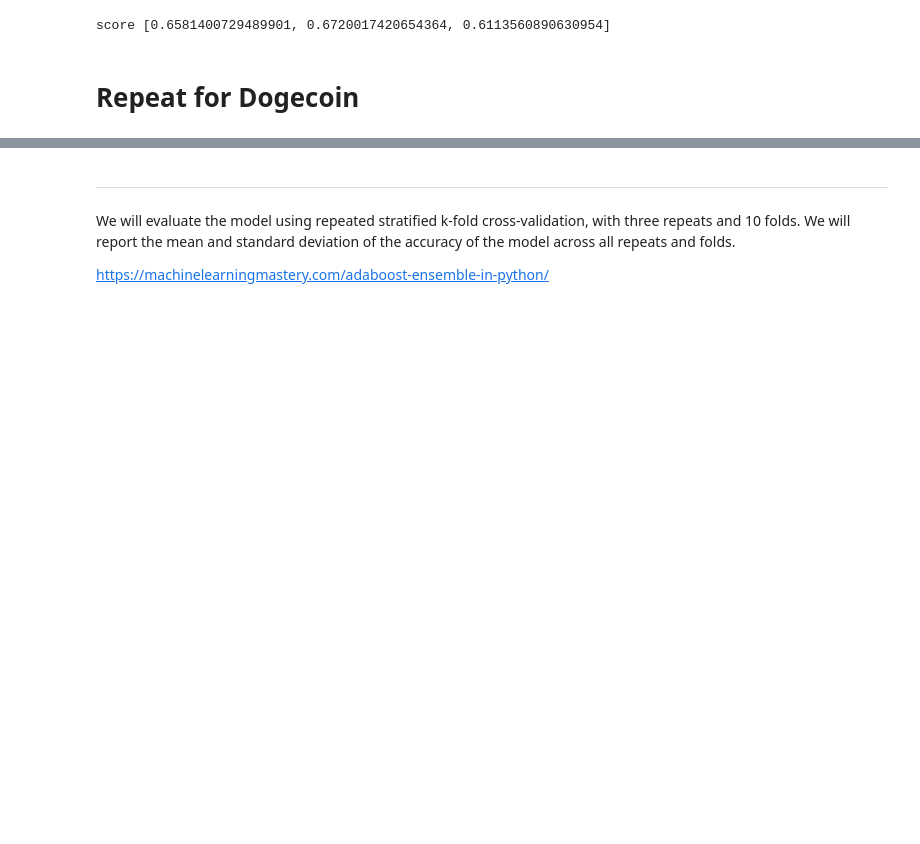
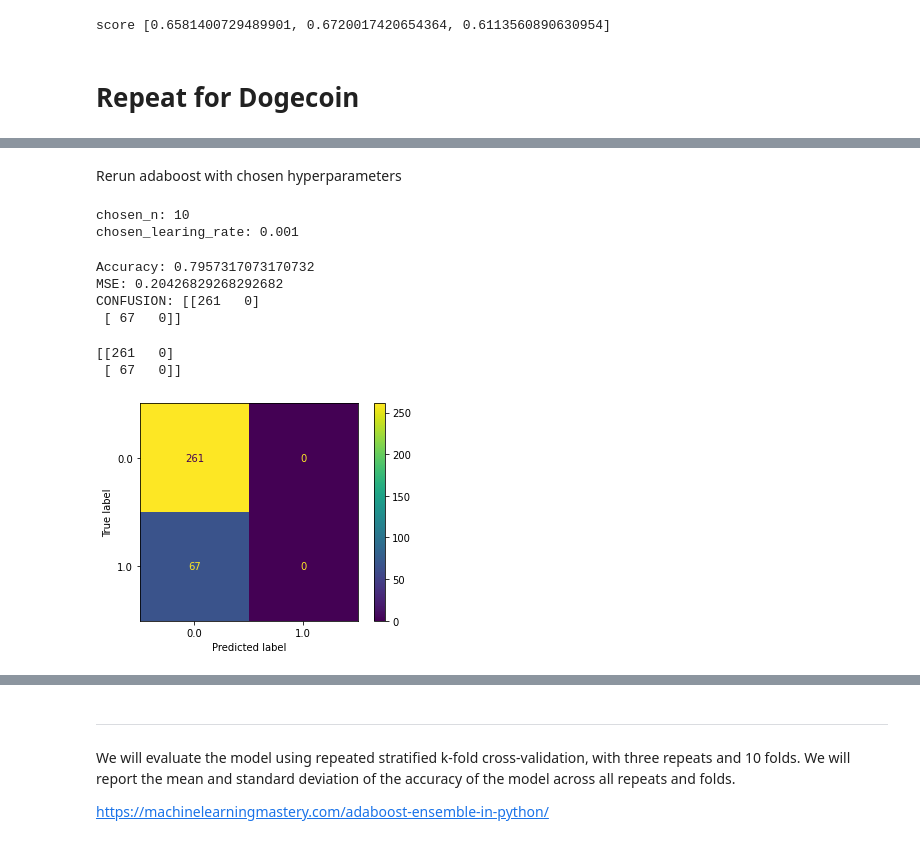
Before and after one commit to irsa-ashraf/Analysis-of-Indicators-on-Cryptocurrency-Prices, a Jupyter notebook: models/adaboost.ipynb, the cells around one changed output, grey strips where cells are left out. Saved outputs shown, nothing was run; the diff lists cells and outputs as text; code cells hidden in the pictures; blank space fills up the shorter version.

```diff
--- a/models/adaboost.ipynb
+++ b/models/adaboost.ipynb
@@ -343,0 +508,25 @@ features_df.head()
+# %%
+model = AdaBoostClassifier()
+# define the grid of values to search
+grid = dict()
+grid['n_estimators'] = [10, 50, 100, 500, 1000]
+grid['learning_rate'] = [0.001, 0.01, 0.1, 1.0]
+
+# define the evaluation procedure
+cv = RepeatedStratifiedKFold(n_splits = 10, n_repeats = 3, random_state = 1)
+
+# define the grid search procedure
+grid_search = GridSearchCV(estimator = model, param_grid = grid, n_jobs = -1, cv = cv, scoring = 'accuracy')
+
+# execute the grid search
+grid_result = grid_search.fit(X_train, y_train)
+
+# summarize the best score and configuration
+print("Best: %f using %s" % (grid_result.best_score_, grid_result.best_params_))
+
+# summarize all scores that were evaluated
+means = grid_result.cv_results_['mean_test_score']
+stds = grid_result.cv_results_['std_test_score']
+params = grid_result.cv_results_['params']
+for mean, stdev, param in zip(means, stds, params):
+    print("%f (%f) with: %r" % (mean, stdev, param))
@@ -343,0 +551,42 @@ features_df.head()
+# %% [markdown]
+Rerun adaboost with chosen hyperparameters
+# %%
+base_estimator = DecisionTreeClassifier(max_depth = 1, random_state = 1234)
+
+chosen_learning_rate = list(grid_result.best_params_.values())[0]
+chosen_n = list(grid_result.best_params_.values())[1]
+
+print("chosen_n:", chosen_n)
+print("chosen_learing_rate:", chosen_learning_rate)
+
+adaboost = AdaBoostClassifier(base_estimator = base_estimator, n_estimators = chosen_n,
+                              learning_rate = chosen_learning_rate, random_state = 1234)
+
+# Train Adaboost Classifer
+adaboost.fit(X_train, y_train)
+
+# Predict the response for valid dataset
+y_hat = adaboost.predict(X_valid)
+# %% [output]
+chosen_n: 10
+chosen_learing_rate: 0.001
+# %%
+accuracy_score = metrics.accuracy_score(y_valid, y_hat)
+mse = metrics.mean_squared_error(y_valid, y_hat)
+confusion = metrics.confusion_matrix(y_valid, y_hat)
+
+print("Accuracy:", accuracy_score)
+print("MSE:", mse)
+print("CONFUSION:", confusion)
+# %% [output]
+Accuracy: 0.7957317073170732
+MSE: 0.20426829268292682
+CONFUSION: [[261   0]
+ [ 67   0]]
+# %%
+plot_confusion_matrix(adaboost, X_valid, y_valid)
+print(metrics.confusion_matrix(y_valid, y_hat))
+# %% [output]
+[[261   0]
+ [ 67   0]]
+[figure, added]
```
Also changed, not shown: parts of 31 cells of this notebook.
